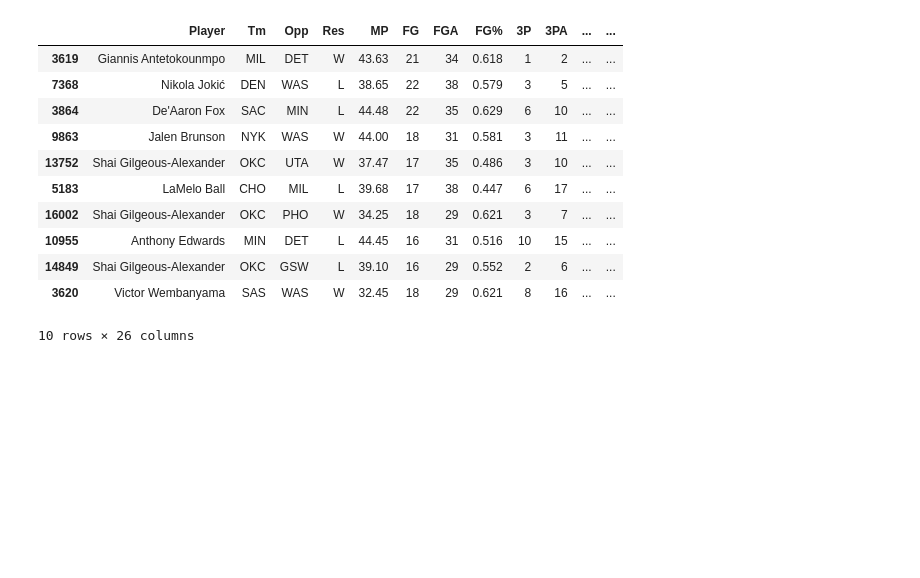
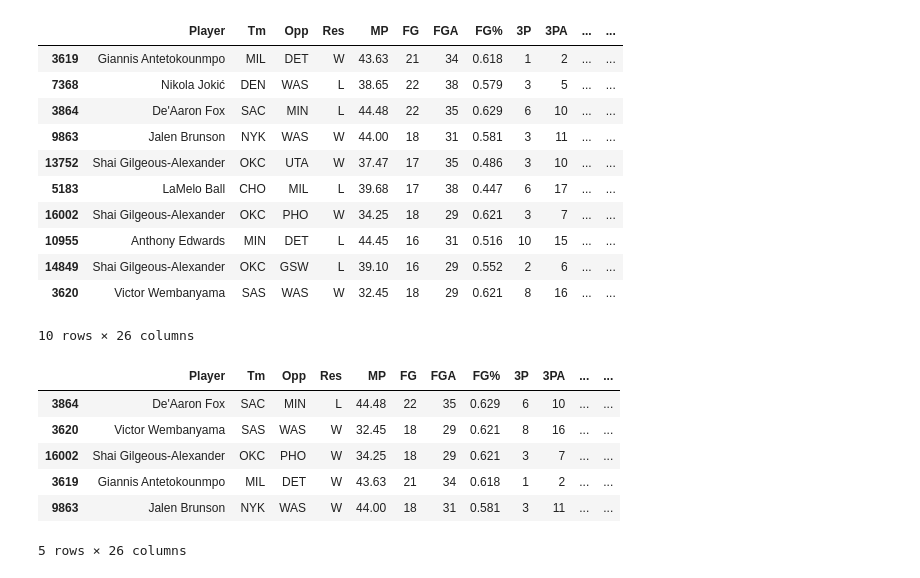
Before and after one commit to xarpy/nba-scouting-research, a Jupyter notebook: nba.ipynb, the cells around one changed output. Cells and saved outputs as stored; diff of their text form; code cells hidden in the pictures; blank space fills up the shorter version.

Commit message:
Análise FG

```diff
--- a/nba.ipynb
+++ b/nba.ipynb
@@ -191,3 +191,14 @@ df_top50.sort_values(by="Impacto", ascending=False).head(10)
 | 14849 | Shai Gilgeous-Alexander | OKC | GSW | L | 39.10 | 16 | 29 | 0.552 | 2 | 6 | ... | ... |
 | 3620 | Victor Wembanyama | SAS | WAS | W | 32.45 | 18 | 29 | 0.621 | 8 | 16 | ... | ... |
 10 rows × 26 columns
+# %%
+# ANÁLISE FG% - TOP 5 ARREMESSADORES
+df_top50.sort_values(by="FG%", ascending=False).head(5)
+# %% [output]
+|  | Player | Tm | Opp | Res | MP | FG | FGA | FG% | 3P | 3PA | ... | ... |
+| 3864 | De'Aaron Fox | SAC | MIN | L | 44.48 | 22 | 35 | 0.629 | 6 | 10 | ... | ... |
+| 3620 | Victor Wembanyama | SAS | WAS | W | 32.45 | 18 | 29 | 0.621 | 8 | 16 | ... | ... |
+| 16002 | Shai Gilgeous-Alexander | OKC | PHO | W | 34.25 | 18 | 29 | 0.621 | 3 | 7 | ... | ... |
+| 3619 | Giannis Antetokounmpo | MIL | DET | W | 43.63 | 21 | 34 | 0.618 | 1 | 2 | ... | ... |
+| 9863 | Jalen Brunson | NYK | WAS | W | 44.00 | 18 | 31 | 0.581 | 3 | 11 | ... | ... |
+5 rows × 26 columns
```
